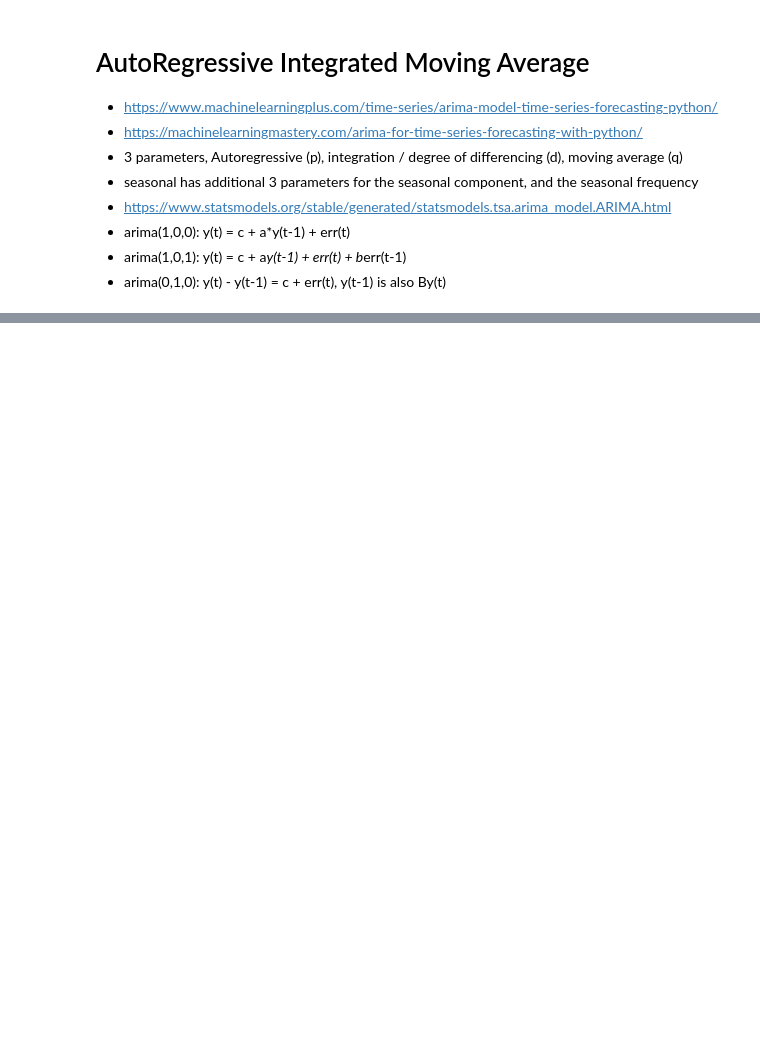
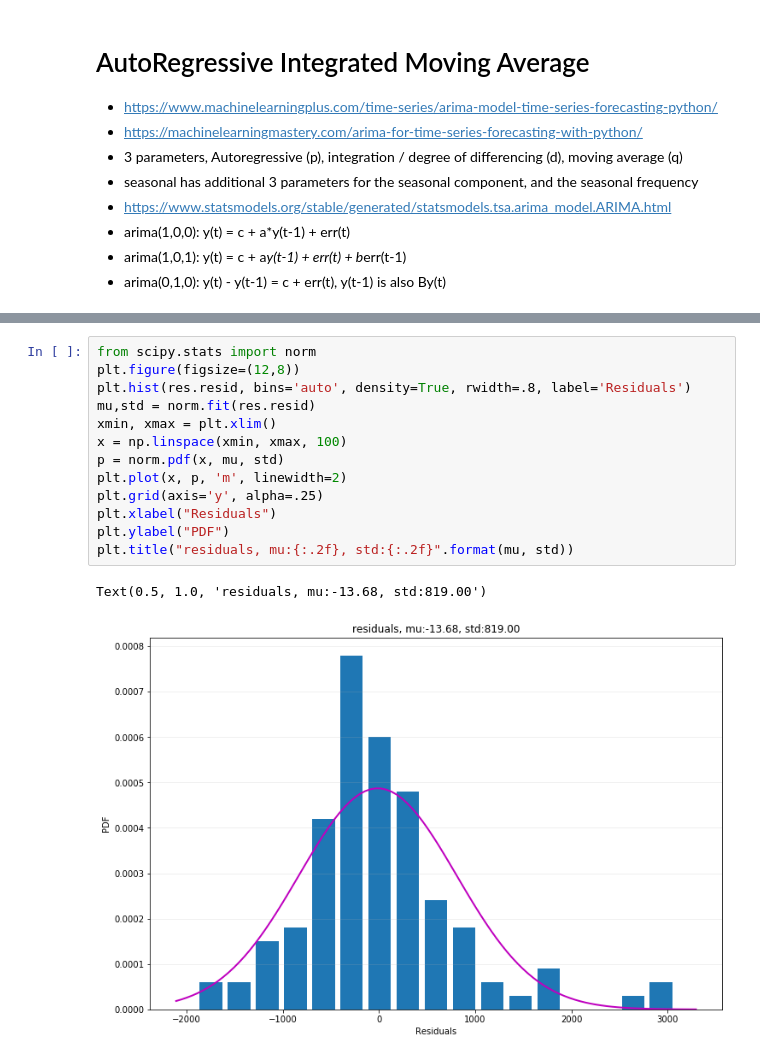
Before and after one commit to darrahts/timeSeriesAnalysis, a Jupyter notebook: arima.ipynb, the cells around one changed output, grey strips where cells are left out. Cells and saved outputs as stored; diff of their text form; blank space fills up the shorter version.

```diff
--- a/arima.ipynb
+++ b/arima.ipynb
@@ -10,0 +87,16 @@
+# %%
+from scipy.stats import norm
+plt.figure(figsize=(12,8))
+plt.hist(res.resid, bins='auto', density=True, rwidth=.8, label='Residuals')
+mu,std = norm.fit(res.resid)
+xmin, xmax = plt.xlim()
+x = np.linspace(xmin, xmax, 100)
+p = norm.pdf(x, mu, std)
+plt.plot(x, p, 'm', linewidth=2)
+plt.grid(axis='y', alpha=.25)
+plt.xlabel("Residuals")
+plt.ylabel("PDF")
+plt.title("residuals, mu:{:.2f}, std:{:.2f}".format(mu, std))
+# %% [output]
+Text(0.5, 1.0, 'residuals, mu:-13.68, std:819.00')
+[figure, added]
```
Also changed, not shown: parts of 8 cells of this notebook.
